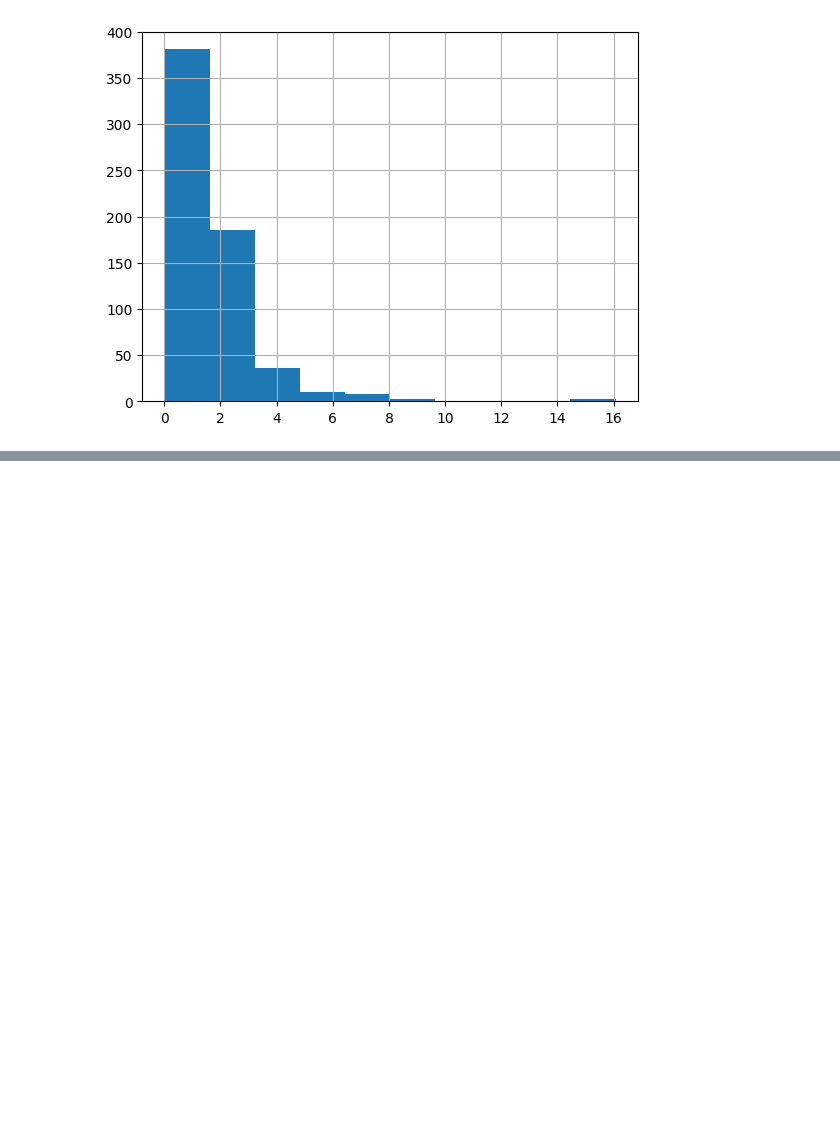
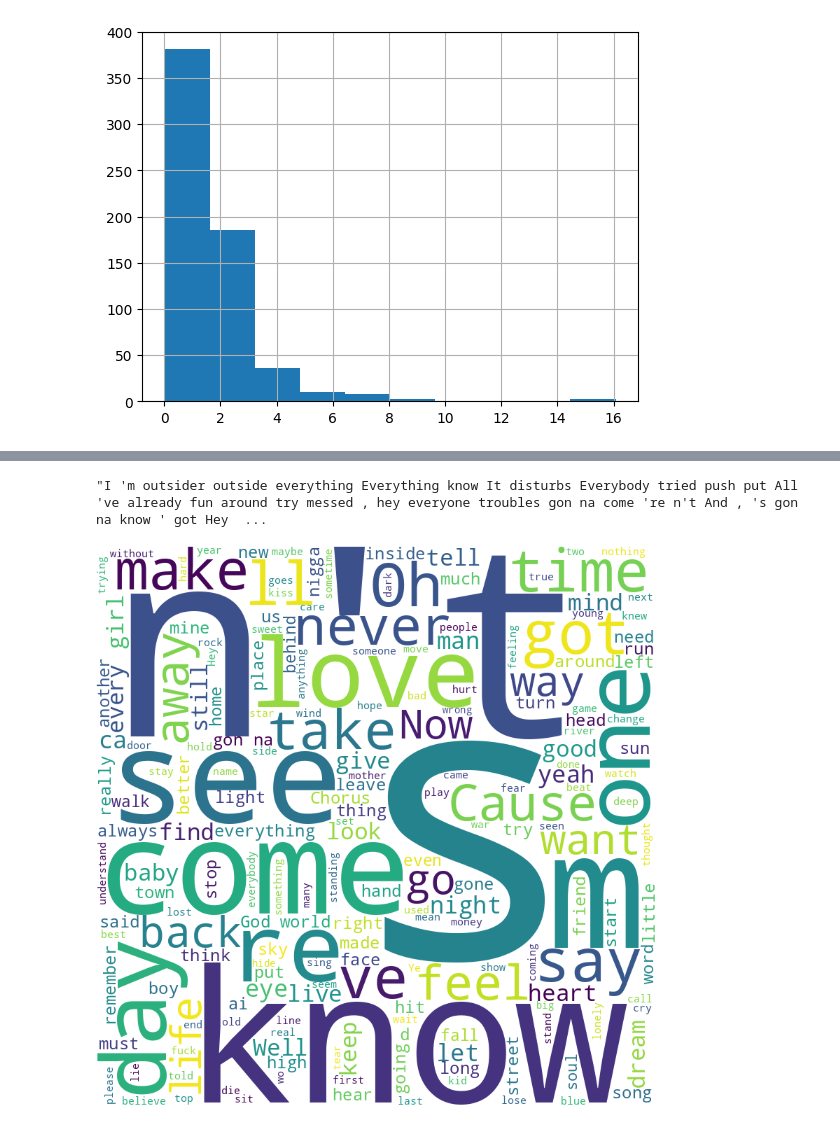
Before and after one commit to Bryan-Az/Neurobytes, a Jupyter notebook: mlops/notebooks/users_eda.ipynb, the cells around one changed output, grey strips where cells are left out. Saved outputs shown, nothing was run; the diff lists cells and outputs as text; code cells hidden in the pictures; blank space fills up the shorter version.

```diff
--- a/mlops/notebooks/users_eda.ipynb
+++ b/mlops/notebooks/users_eda.ipynb
@@ -114,0 +144,11 @@ Perhaps including the artist's name or the album name into the document-term mat
+# %%
+# lets make a function to select only the top n words in the lyrics
+from nltk.probability import FreqDist
+from nltk.tokenize import word_tokenize
+def top_n_words(text, n):
+  freq_dist = FreqDist(word_tokenize(text))
+  # remove filler words
+  freq_dist = FreqDist({key: val for key, val in freq_dist.items() if key not in nltk.corpus.stopwords.words('english')})
+  # select only the words from the (word, freq) tuple list
+  words = ' '.join([word for word, freq in freq_dist.most_common()])
+  return words
@@ -114,0 +175,9 @@ Perhaps including the artist's name or the album name into the document-term mat
+# %%
+sample_user_words = ' '.join(top_words.tolist())
+sample_user_words
+# %% [output]
+"I 'm outsider outside everything Everything know It disturbs Everybody tried push put All 've already fun around try messed , hey everyone troubles gon na come 're n't And , 's gon na know ' got Hey  ...
+# %%
+wordcloud.generate(sample_user_words).to_image() # word cloud of sample user's lyric preferences
+# %% [output]
+[figure, added]
```
Also changed, not shown: parts of 12 cells of this notebook.
